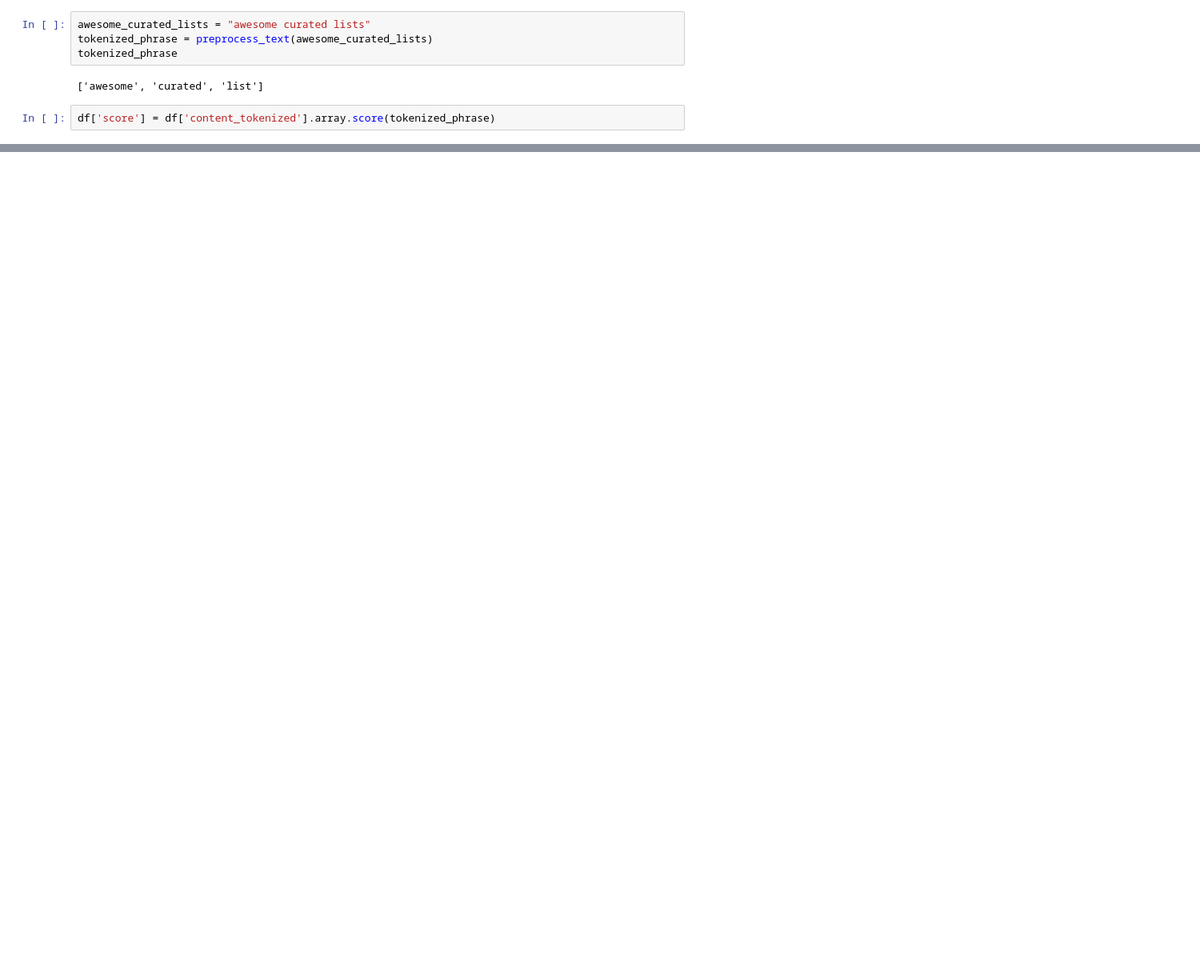
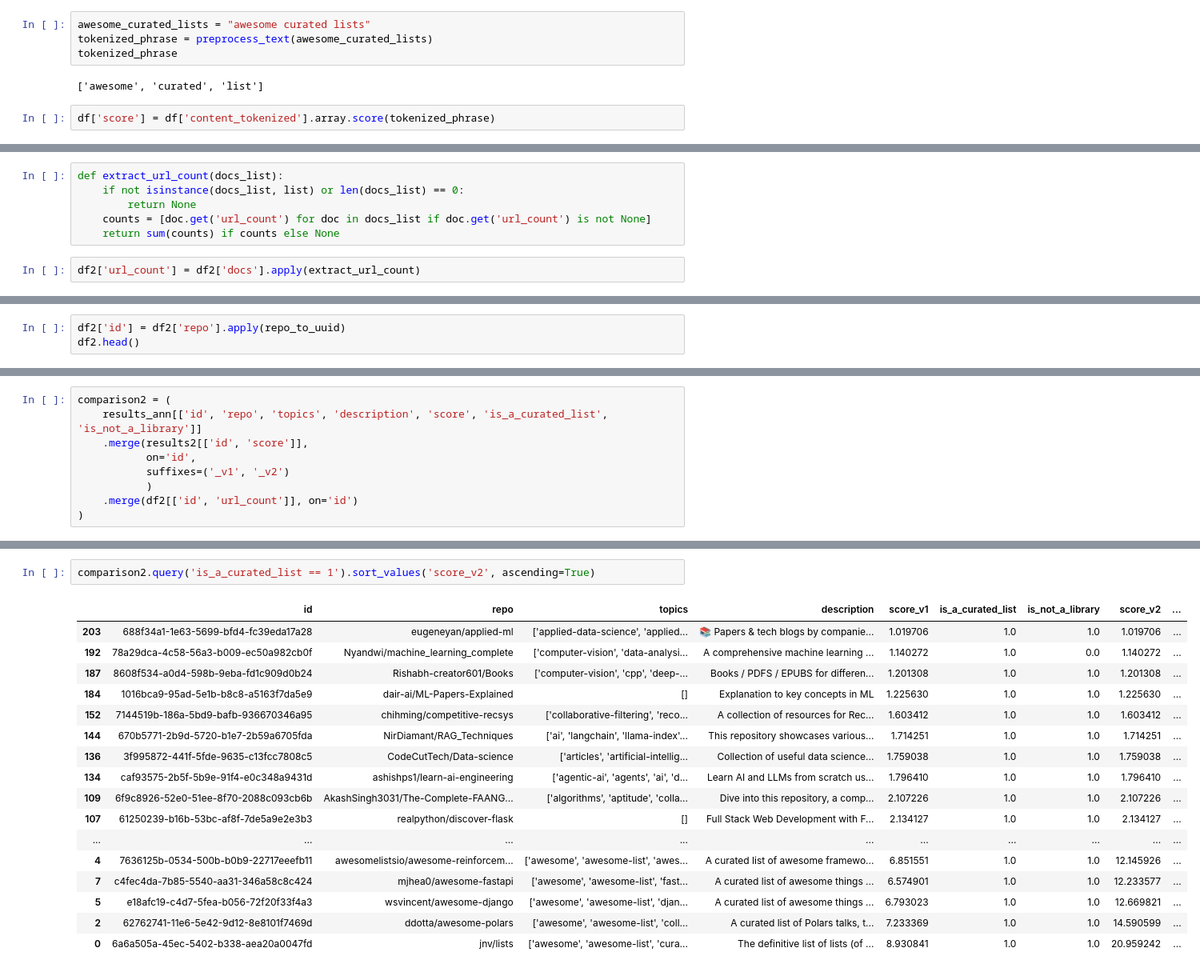
Before and after one commit to adeb09/aie9-cert-challenge-AskMyBookmark, a Jupyter notebook: notebooks/labeling.ipynb, the cells around one changed output, grey strips where cells are left out. Shown at 80% size. Cells and saved outputs as stored; diff of their text form; blank space fills up the shorter version.

```diff
--- a/notebooks/labeling.ipynb
+++ b/notebooks/labeling.ipynb
@@ -389,0 +659,8 @@ results.head(30)
+# %%
+def extract_url_count(docs_list):
+    if not isinstance(docs_list, list) or len(docs_list) == 0:
+        return None
+    counts = [doc.get('url_count') for doc in docs_list if doc.get('url_count') is not None]
+    return sum(counts) if counts else None
+# %%
+df2['url_count'] = df2['docs'].apply(extract_url_count)
@@ -389,0 +676,3 @@ results.head(30)
+# %%
+df2['id'] = df2['repo'].apply(repo_to_uuid)
+df2.head()
@@ -389,0 +686,9 @@ results.head(30)
+# %%
+comparison2 = (
+    results_ann[['id', 'repo', 'topics', 'description', 'score', 'is_a_curated_list', 'is_not_a_library']]
+    .merge(results2[['id', 'score']],
+           on='id',
+           suffixes=('_v1', '_v2')
+           )
+    .merge(df2[['id', 'url_count']], on='id')
+)
@@ -389,0 +704,20 @@ results.head(30)
+# %%
+comparison2.query('is_a_curated_list == 1').sort_values('score_v2', ascending=True)
+# %% [output]
+|  | id | repo | topics | description | score_v1 | is_a_curated_list | is_not_a_library | score_v2 | ... |
+| 203 | 688f34a1-1e63-5699-bfd4-fc39eda17a28 | eugeneyan/applied-ml | ['applied-data-science', 'applied... | 📚 Papers & tech blogs by companie... | 1.019706 | 1.0 | 1.0 | 1.019706 | ... |
+| 192 | 78a29dca-4c58-56a3-b009-ec50a982cb0f | Nyandwi/machine_learning_complete | ['computer-vision', 'data-analysi... | A comprehensive machine learning ... | 1.140272 | 1.0 | 0.0 | 1.140272 | ... |
+| 187 | 8608f534-a0d4-598b-9eba-fd1c909d0b24 | Rishabh-creator601/Books | ['computer-vision', 'cpp', 'deep-... | Books / PDFS / EPUBS for differen... | 1.201308 | 1.0 | 1.0 | 1.201308 | ... |
+| 184 | 1016bca9-95ad-5e1b-b8c8-a5163f7da5e9 | dair-ai/ML-Papers-Explained | [] | Explanation to key concepts in ML | 1.225630 | 1.0 | 1.0 | 1.225630 | ... |
+| 152 | 7144519b-186a-5bd9-bafb-936670346a95 | chihming/competitive-recsys | ['collaborative-filtering', 'reco... | A collection of resources for Rec... | 1.603412 | 1.0 | 1.0 | 1.603412 | ... |
+| 144 | 670b5771-2b9d-5720-b1e7-2b59a6705fda | NirDiamant/RAG_Techniques | ['ai', 'langchain', 'llama-index'... | This repository showcases various... | 1.714251 | 1.0 | 1.0 | 1.714251 | ... |
+| 136 | 3f995872-441f-5fde-9635-c13fcc7808c5 | CodeCutTech/Data-science | ['articles', 'artificial-intellig... | Collection of useful data science... | 1.759038 | 1.0 | 1.0 | 1.759038 | ... |
+| 134 | caf93575-2b5f-5b9e-91f4-e0c348a9431d | ashishps1/learn-ai-engineering | ['agentic-ai', 'agents', 'ai', 'd... | Learn AI and LLMs from scratch us... | 1.796410 | 1.0 | 1.0 | 1.796410 | ... |
+| 109 | 6f9c8926-52e0-51ee-8f70-2088c093cb6b | AkashSingh3031/The-Complete-FAANG... | ['algorithms', 'aptitude', 'colla... | Dive into this repository, a comp... | 2.107226 | 1.0 | 1.0 | 2.107226 | ... |
+| 107 | 61250239-b16b-53bc-af8f-7de5a9e2e3b3 | realpython/discover-flask | [] | Full Stack Web Development with F... | 2.134127 | 1.0 | 1.0 | 2.134127 | ... |
+| ... | ... | ... | ... | ... | ... | ... | ... | ... | ... |
+| 4 | 7636125b-0534-500b-b0b9-22717eeefb11 | awesomelistsio/awesome-reinforcem... | ['awesome', 'awesome-list', 'awes... | A curated list of awesome framewo... | 6.851551 | 1.0 | 1.0 | 12.145926 | ... |
+| 7 | c4fec4da-7b85-5540-aa31-346a58c8c424 | mjhea0/awesome-fastapi | ['awesome', 'awesome-list', 'fast... | A curated list of awesome things ... | 6.574901 | 1.0 | 1.0 | 12.233577 | ... |
+| 5 | e18afc19-c4d7-5fea-b056-72f20f33f4a3 | wsvincent/awesome-django | ['awesome', 'awesome-list', 'djan... | A curated list of awesome things ... | 6.793023 | 1.0 | 1.0 | 12.669821 | ... |
+| 2 | 62762741-11e6-5e42-9d12-8e8101f7469d | ddotta/awesome-polars | ['awesome', 'awesome-list', 'coll... | A curated list of Polars talks, t... | 7.233369 | 1.0 | 1.0 | 14.590599 | ... |
+| 0 | 6a6a505a-45ec-5402-b338-aea20a0047fd | jnv/lists | ['awesome', 'awesome-list', 'cura... | The definitive list of lists (of ... | 8.930841 | 1.0 | 1.0 | 20.959242 | ... |
```
Also changed, not shown: parts of 32 cells of this notebook.
